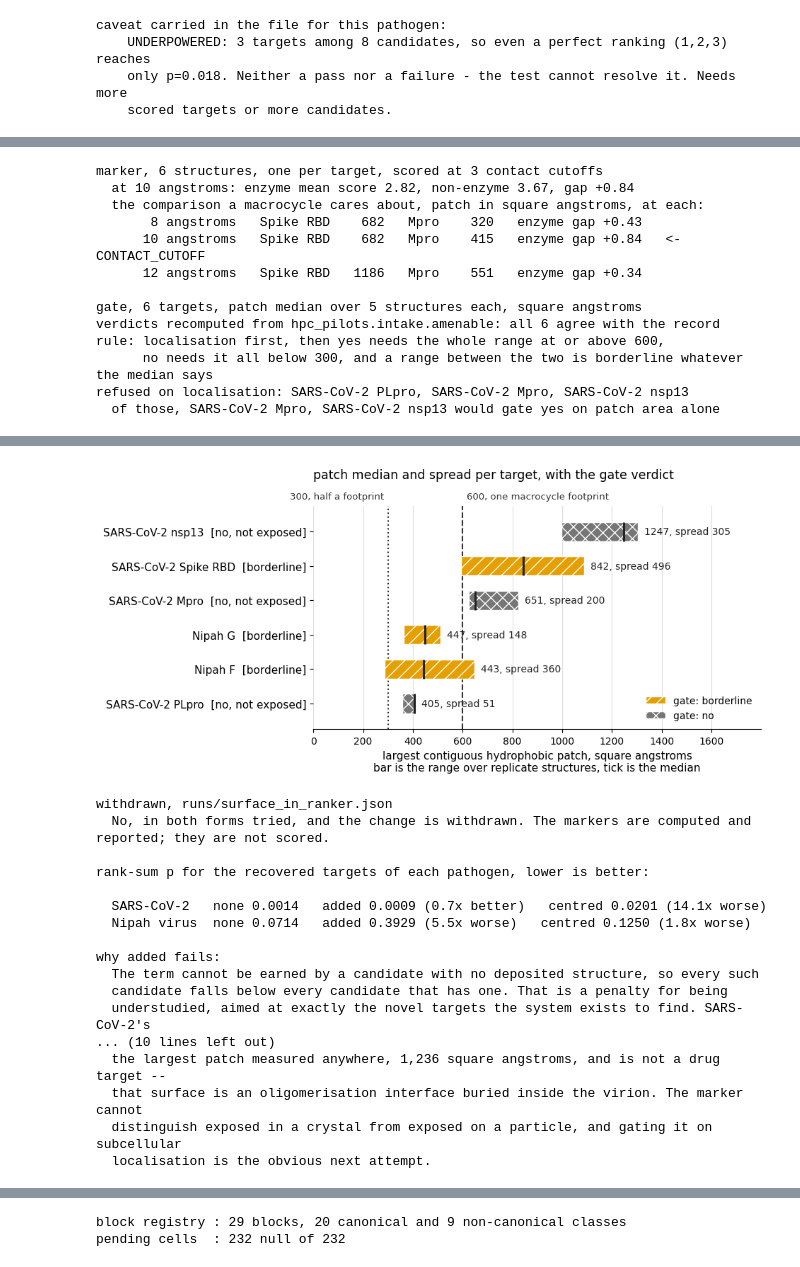
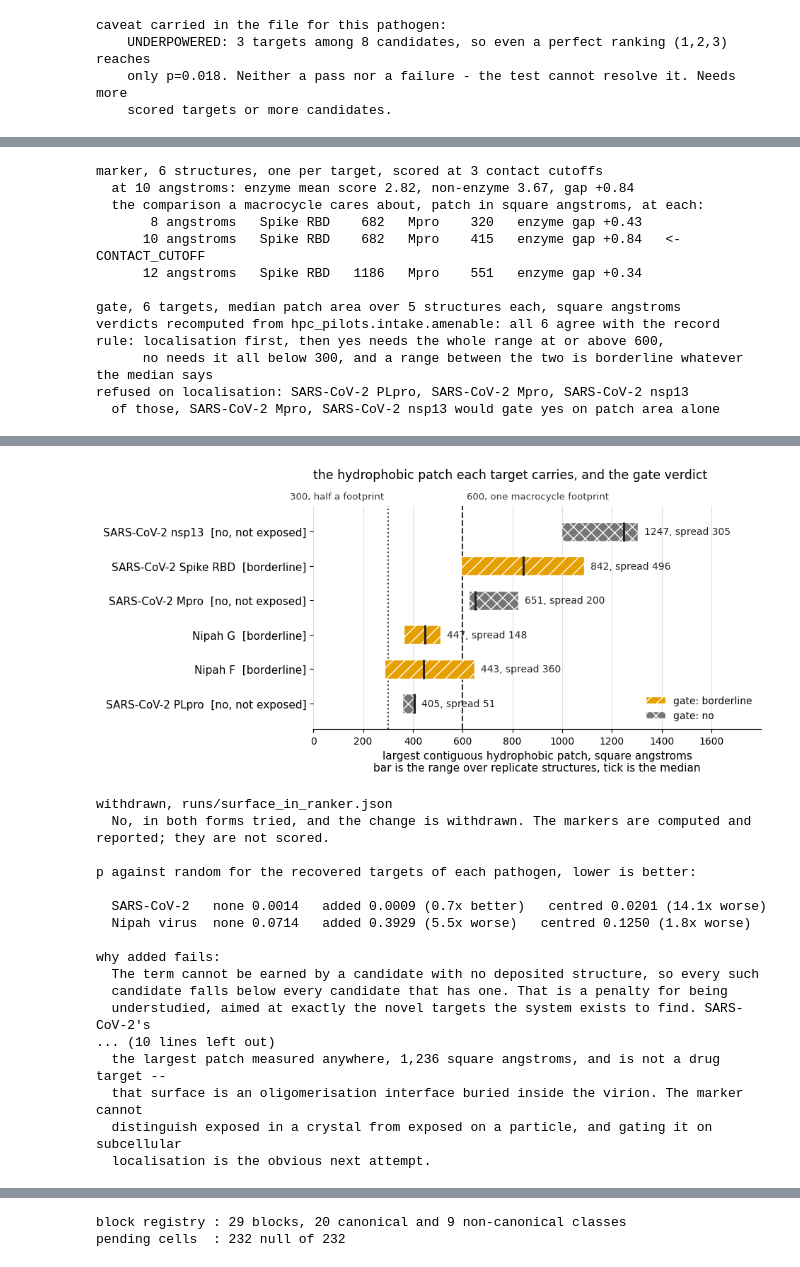
Before and after one commit to willibmwang/bind-the-unknown, a Jupyter notebook: notebooks/double_arm_mvp.ipynb, the cells around one changed output, grey strips where cells are left out. Saved outputs shown, nothing was run; the diff lists cells and outputs as text; code cells hidden in the pictures.

```diff
--- a/notebooks/double_arm_mvp.ipynb
+++ b/notebooks/double_arm_mvp.ipynb
@@ -1526,7 +1531,7 @@ for pathogen, L in lad["ladders"].items():
     for r in L["rungs"]:
         rows.append({
             "pathogen": pathogen,
-            "rung": r["rank"].split(" (")[0],
+            "step": r["rank"].split(" (")[0],
             # The isolate rung matches entries by name rather than removing a clade, so the
             # record stores a sentence there instead of a count. Left blank, not called 0.
             "removed": r["removed"] if isinstance(r["removed"], int) else None,
@@ -1552,9 +1557,10 @@ ladder["removed"] = ladder.removed.map(lambda v: "—" if pd.isna(v) else f"{int
 # isolate rung and stops at family, and the table shows that gap rather than filling it.
 deepest = max(lad["ladders"].values(), key=lambda L: len(L["rungs"]))
 print("holdout ladder: push the nearest curated relative one taxonomic rank further away")
-print("rungs, shallowest first: "
+print("holdout steps, shallowest first: "
       + " < ".join(r["rank"].split(" (")[0] for r in deepest["rungs"]))
-print("removed counts the reference entries dropped at that rung\n")
+print("removed counts the reference entries dropped at that step, and orfs counts the")
+print("candidate proteins identification brought back\n")
 display(ladder.drop(columns="_found"))
 
 print()
@@ -1564,10 +1570,10 @@ for p, i in cliff.items():
     # rung above the cliff to report, and that is a thing this ladder could legitimately find.
     held = ladder.loc[i - 1] if i and ladder.loc[i - 1, "pathogen"] == p else None
     n = ladder.loc[i, "orfs"]
-    fall = (f'falls at {ladder.loc[i, "rung"]} to {ladder.loc[i, "targets"]} '
-            f'on {n} ORF{"" if n == 1 else "s"}')
-    print(f'  {p:<{pad}}  ' + (f'holds at {held.rung} with {held.targets}, then {fall}'
-                               if held is not None else f'{fall}, the shallowest rung tested'))
+    fall = (f'falls at {ladder.loc[i, "step"]} to {ladder.loc[i, "targets"]} '
+            f'on {n} candidate protein{"" if n == 1 else "s"}')
+    print(f'  {p:<{pad}}  ' + (f'holds at {held.step} with {held.targets}, then {fall}'
+                               if held is not None else f'{fall}, the shallowest step tested'))
 
 print("\n  what the ladder record concludes, in its own words:")
 quote(lad, "cliff", "proxy", "calibrated")
@@ -1584,11 +1590,14 @@ panel = placed.assign(
     **{"placed as": placed["name"].str.slice(0, 40),
        "through": placed["org"].map(lambda o: o.split(" (")[0] or "—"),
        "E value": placed["ev"].map(lambda e: "—" if pd.isna(e) else f"{e:.1e}")}
-)[["residues", "tier", "placed as", "through", "E value"]]
+).rename(columns={"tier": "found by"})[
+    ["residues", "found by", "placed as", "through", "E value"]]
 
-print(f'\n\nidentification cascade, {CASCADE.replace("_", " ")}: {c["rank"]} rank, '
-      f'{c["removed"]:,} reference entries removed, {c["secs"]} s')
-print(f'{len(orfs)} ORFs in, {len(placed)} placed, {len(orfs) - len(placed)} unplaced '
+print(f'\n\nthe three ways identification tries to place a protein, '
+      f'{CASCADE.replace("_", " ")}:')
+print(f'{c["rank"]} rank, {c["removed"]:,} reference entries removed, {c["secs"]} s')
+print(f'{len(orfs)} candidate proteins in, {len(placed)} placed, '
+      f'{len(orfs) - len(placed)} unplaced '
       f'(lengths {", ".join(str(v) for v in orfs["len"][orfs.tier.isna()])})\n')
 tpad = max(len(t["tier"]) for t in casc["tiers"])
 for t in casc["tiers"]:
@@ -1596,7 +1605,7 @@ for t in casc["tiers"]:
 print()
 display(panel.reset_index(drop=True))
 
-print("\n  what the cascade record concludes, over both rungs and not just the one above:")
+print("\n  what that record concludes, over both steps and not just the one above:")
 quote(casc, "tobaniviridae", "spike")
 # %% [output]
 holdout ladder: push the nearest curated relative one taxonomic rank further away
@@ -1735,7 +1746,7 @@ gate_df = pd.DataFrame(gate_rows).sort_values("patch_median").reset_index(drop=T
 on_area = gate_df.pop("on_area")
 
 counts = sorted({int(t["structures_measured"]) for t in gate_rec["targets"]})
-print(f"gate, {len(gate_df)} targets, patch median over "
+print(f"gate, {len(gate_df)} targets, median patch area over "
       f"{counts[0] if len(counts) == 1 else f'{counts[0]} to {counts[-1]}'} "
       "structures each, square angstroms")
 # The record stores its own verdict, so recomputing it is a check and not a convenience.
@@ -1791,7 +1802,7 @@ ax.set_yticklabels([f"{r.target}  [{r.gate}]" if r.exposed
                     for r in gate_df.itertuples()], fontsize=11)
 ax.set_xlabel("largest contiguous hydrophobic patch, square angstroms\n"
               "bar is the range over replicate structures, tick is the median", fontsize=11)
-ax.set_title("patch median and spread per target, with the gate verdict",
+ax.set_title("the hydrophobic patch each target carries, and the gate verdict",
              fontsize=12.5, pad=28, loc="left")
 ax.set_xlim(0, gate_df.high.max() * 1.38)
 ax.set_ylim(-0.75, len(gate_df) - 0.25)
@@ -1811,44 +1822,44 @@ plt.show()
 # experiment that tried to turn it into a ranking feature failed in both forms it was tried
 # in. Printing the record's own prose keeps the chart from reading as a result.
 print(f"\nwithdrawn, runs/surface_in_ranker.json\n  {wd_rec['answer']}")
-print("\nrank-sum p for the recovered targets of each pathogen, lower is better:\n")
+print("\np against random for the recovered targets of each pathogen, lower is better:\n")
 for m in wd_rec["measured"]:
     base = m["p_no_surface"]
     cells = []
     for label, key in (("added", "p_surface_added"), ("centred", "p_surface_centred")):
         ratio = m[key] / base
         cells.append(f"{label} {m[key]:.4f} ({ratio:.1f}x "
                      f"{'worse' if ratio > 1 else 'better'})")
     print(f"  {m['pathogen']:<12} none {base:.4f}   " + "   ".join(cells))
 for key in ("why_added_fails", "why_centred_fails", "open"):
     print("\n" + key.replace("_", " ") + ":")
     print(textwrap.fill(wd_rec[key], 92, initial_indent="  ", subsequent_indent="  "))
 # %% [output]
 marker, 6 structures, one per target, scored at 3 contact cutoffs
   at 10 angstroms: enzyme mean score 2.82, non-enzyme 3.67, gap +0.84
   the comparison a macrocycle cares about, patch in square angstroms, at each:
        8 angstroms   Spike RBD    682   Mpro    320   enzyme gap +0.43
       10 angstroms   Spike RBD    682   Mpro    415   enzyme gap +0.84   <- CONTACT_CUTOFF
       12 angstroms   Spike RBD   1186   Mpro    551   enzyme gap +0.34
 
-gate, 6 targets, patch median over 5 structures each, square angstroms
+gate, 6 targets, median patch area over 5 structures each, square angstroms
 verdicts recomputed from hpc_pilots.intake.amenable: all 6 agree with the record
 rule: localisation first, then yes needs the whole range at or above 600,
       no needs it all below 300, and a range between the two is borderline whatever the median says
 refused on localisation: SARS-CoV-2 PLpro, SARS-CoV-2 Mpro, SARS-CoV-2 nsp13
   of those, SARS-CoV-2 Mpro, SARS-CoV-2 nsp13 would gate yes on patch area alone
 |  | target | modality | exposed | patch_median | low | high | spread | gate |
 | 0 | SARS-CoV-2 PLpro | none approved | False | 404.9 | 358.5 | 409.6 | 51.1 | no |
 | 1 | Nipah F | none approved | True | 442.7 | 287.3 | 647.3 | 360.0 | borderline |
 | 2 | Nipah G | antibody | True | 447.4 | 364.2 | 512.1 | 147.9 | borderline |
 | 3 | SARS-CoV-2 Mpro | small molecule | False | 651.0 | 625.1 | 824.6 | 199.5 | no |
 | 4 | SARS-CoV-2 Spike RBD | antibody | True | 842.3 | 592.0 | 1088.2 | 496.2 | borderline |
 | 5 | SARS-CoV-2 nsp13 | none approved | False | 1247.2 | 998.4 | 1303.3 | 304.9 | no |
-[figure, old version]
+[figure, new version]
 withdrawn, runs/surface_in_ranker.json
   No, in both forms tried, and the change is withdrawn. The markers are computed and reported; they are not scored.
 
-rank-sum p for the recovered targets of each pathogen, lower is better:
+p against random for the recovered targets of each pathogen, lower is better:
 
   SARS-CoV-2   none 0.0014   added 0.0009 (0.7x better)   centred 0.0201 (14.1x worse)
   Nipah virus  none 0.0714   added 0.3929 (5.5x worse)   centred 0.1250 (1.8x worse)
```
Also changed, not shown: parts of 28 cells of this notebook.
